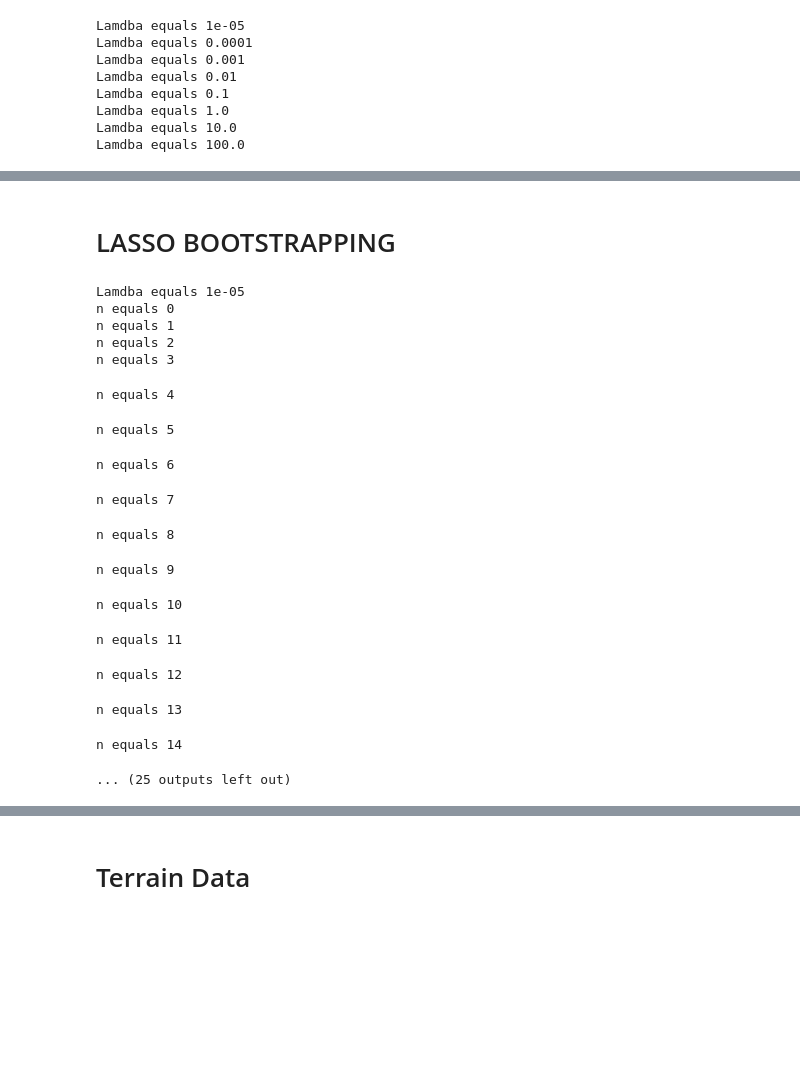
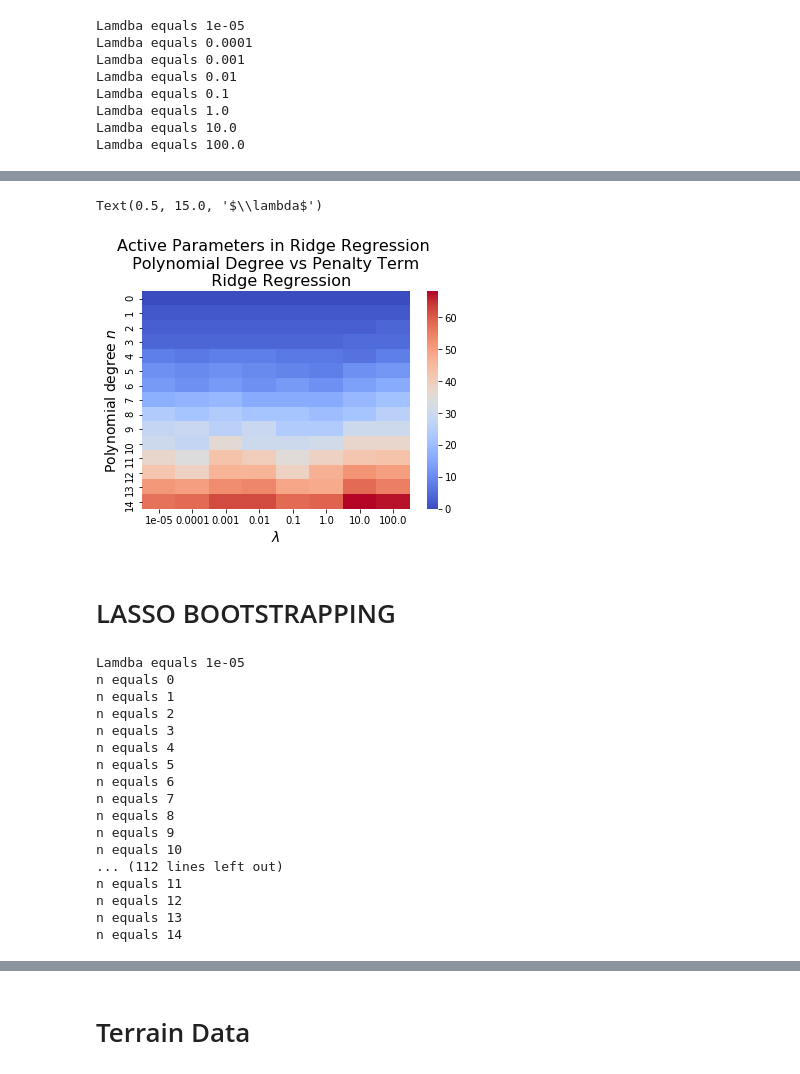
Before and after one commit to hakonbol/FYS-STK4155_AUT2020, a Jupyter notebook: Project 1/Project 1 main.ipynb, the cells around one changed output, grey strips where cells are left out. Drawn from its saved outputs; the diff is of its cells as text; code cells hidden in the pictures; blank space fills up the shorter version.

```diff
--- a/Project 1/Project 1 main.ipynb
+++ b/Project 1/Project 1 main.ipynb
@@ -483,8 +483,7 @@ n_bootstraps = 50
 error = np.zeros((len(lamb),n))
 bias = np.zeros((len(lamb),n))
 variance = np.zeros((len(lamb),n))
-
-
+activridge = np.zeros((len(lamb),n))
 
 for k in range(len(lamb)):
     print("Lamdba equals {}".format(lamb[k]))
@@ -507,6 +506,8 @@ for k in range(len(lamb)):
 
 
         error[k,i], bias[k,i], variance[k,i] = fn.ErrBiasVar(z_test, z_pred)
+
+        activridge[k,i] = np.sum(RIDGEbeta<=0.001)
 # %% [output]
 Lamdba equals 1e-05
 Lamdba equals 0.0001
@@ -543,3 +544,11 @@ Text(0.5, 15.0, '$\\lambda$')
+# %%
+ax = sns.heatmap(activridge.T, xticklabels=lamb, cmap="coolwarm")
+ax.set_title('Active Parameters in Ridge Regression \n Polynomial Degree vs Penalty Term \n  Ridge Regression',fontsize = 16)
+ax.set_ylabel('Polynomial degree $n$',fontsize = 14)
+ax.set_xlabel('$\lambda$',fontsize = 14)
+# %% [output]
+Text(0.5, 15.0, '$\\lambda$')
+[figure, added]
 # %% [markdown]
 # LASSO BOOTSTRAPPING
 # %%
@@ -562,6 +571,7 @@ n_bootstraps = 50
 error = np.zeros((len(lamb),n))
 bias = np.zeros((len(lamb),n))
 variance = np.zeros((len(lamb),n))
+activlasso = np.zeros((len(lamb),n))
 
 for k in range(len(lamb)):
     print("Lamdba equals {}".format(lamb[k]))
@@ -592,24 +602,25 @@ for k in range(len(lamb)):
 
 
         error[k,i], bias[k,i], variance[k,i] = fn.ErrBiasVar(z_test, z_pred)
+        activlasso[k,i] = np.sum(RIDGEbeta<=0.001)
 # %% [output]
 Lamdba equals 1e-05
 n equals 0
 n equals 1
 n equals 2
 n equals 3
+n equals 4
+n equals 5
+n equals 6
+n equals 7
+n equals 8
+n equals 9
+n equals 10
+... (112 lines left out)
+n equals 11
+n equals 12
+n equals 13
+n equals 14
-n equals 4
-n equals 5
-n equals 6
-n equals 7
-n equals 8
-n equals 9
-n equals 10
-n equals 11
-n equals 12
-n equals 13
-n equals 14
-... (25 outputs left out)
 # %%
 ax = sns.heatmap(error.T, xticklabels=lamb, cmap="coolwarm")
 ax.set_title('MSE heatmap \n Polynomial Degree vs Penalty Term \n  LASSO Regression',fontsize = 16)
```
Also changed, not shown: parts of 29 cells of this notebook.
